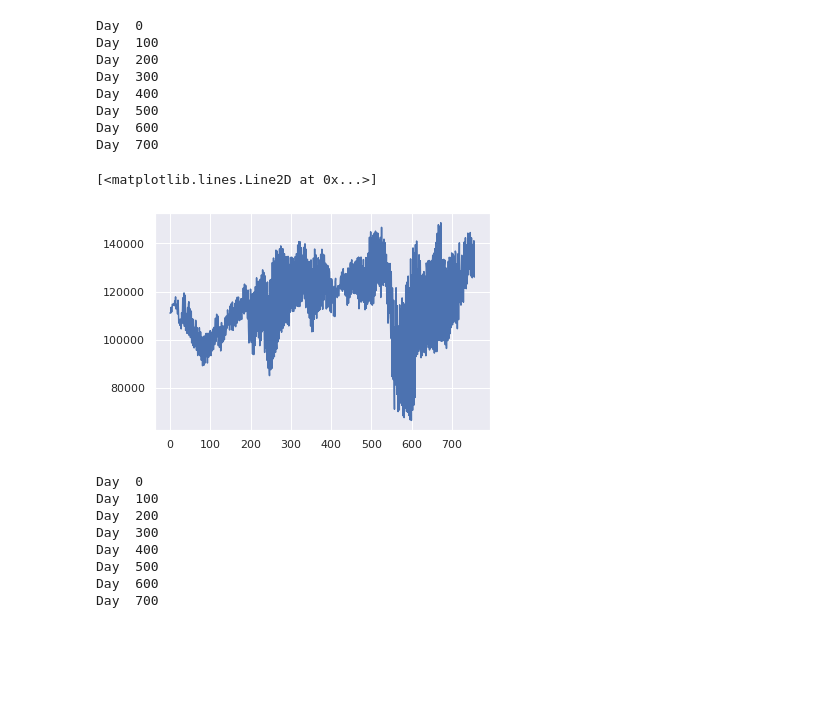
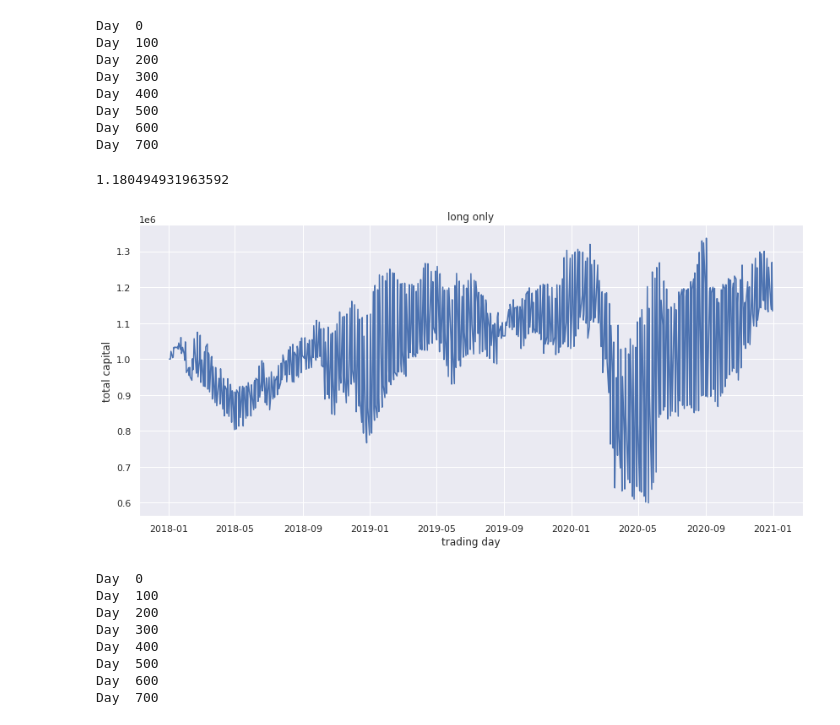
Before and after one commit to jradhima/thesis-leuven, a Jupyter notebook: trading_proper.ipynb, the cells around one changed output. Cells and saved outputs as stored; diff of their text form; code cells hidden in the pictures; blank space fills up the shorter version.

```diff
--- a/trading_proper.ipynb
+++ b/trading_proper.ipynb
@@ -75,10 +75,22 @@ Day  500
 Day  600
 Day  700
 # %%
-plt.plot(daily_amounts)
+ratio
 # %% [output]
-[<matplotlib.lines.Line2D at 0x...>]
+1.180494931963592
-[figure, removed]
+# %%
+plt.figure(figsize=(12, 6))  # Adjust figure size if needed
+plt.rcParams.update({'font.size': 16})
+plt.plot(sentiments.index, [x * 9 for x in daily_amounts])
+
+# Adding labels and title
+plt.xlabel('trading day')
+plt.ylabel('total capital')
+plt.title('long only');
+plt.tight_layout();
+plt.savefig('long_only.jpg');
+# %% [output]
+[figure, added]
 # %%
 def trading_short(buy_prices, sell_prices, sentiments, holding_days, n_shares, days):
 
```
Also changed, not shown: parts of 9 cells of this notebook, 2 other files.
